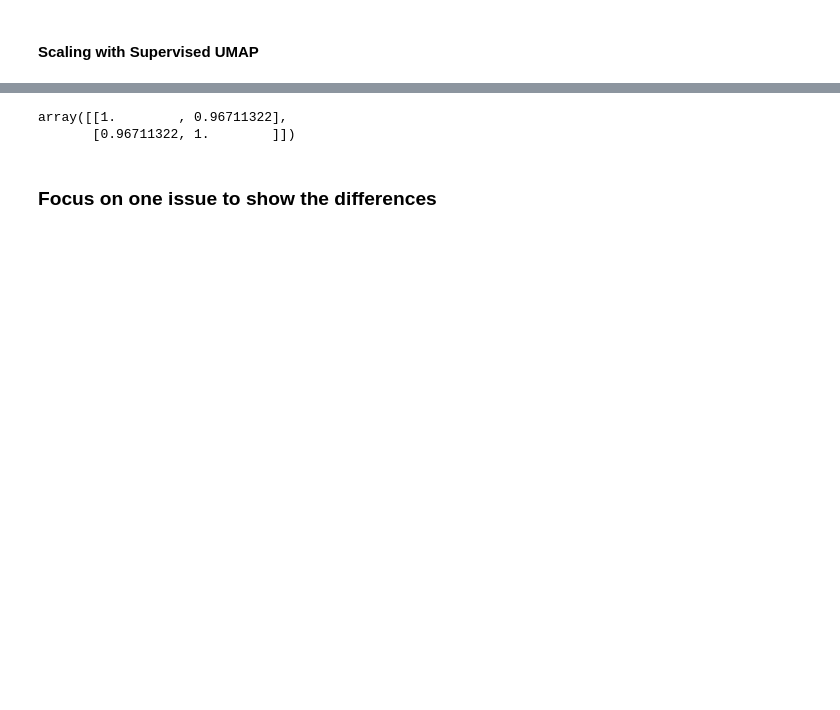
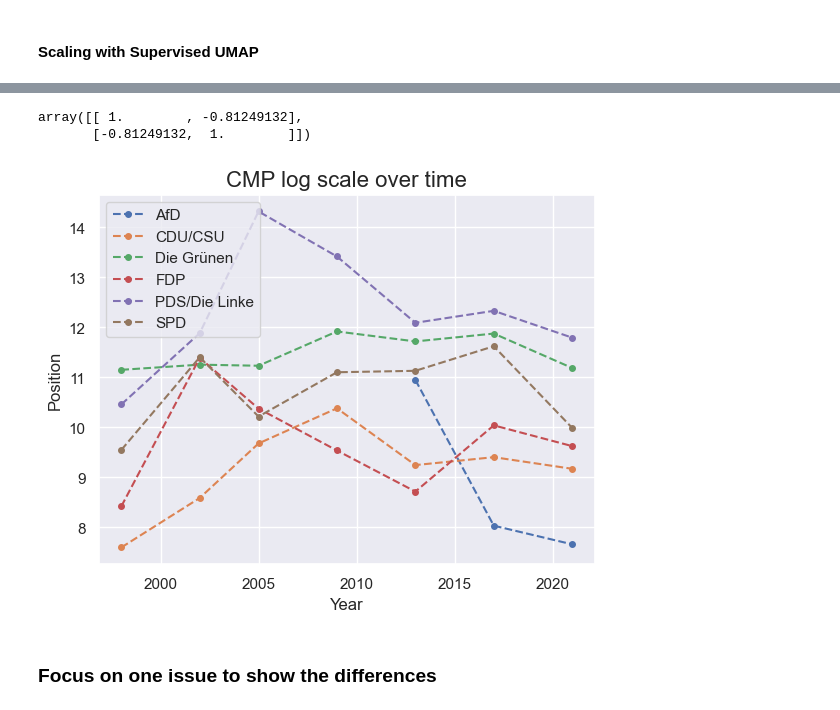
Before and after one commit to hungnguyen167/ContextScale, a Jupyter notebook: BERT_Scaler.ipynb, the cells around one changed output, grey strips where cells are left out. Cells and saved outputs as stored; diff of their text form; code cells hidden in the pictures; blank space fills up the shorter version.

```diff
--- a/BERT_Scaler.ipynb
+++ b/BERT_Scaler.ipynb
@@ -497,7 +460,7 @@ y.shape
 # %% [output]
 (26096, 1)
 # %%
-transformer_model = 'results/multilingual/manifesto_3cl/checkpoint-3792'
+transformer_model = 'results/multilingual/manifesto_3cl/checkpoint-5688'
 word_embedding_model = models.Transformer(transformer_model)
 pooling_model = models.Pooling(word_embedding_model.get_word_embedding_dimension(), 'cls')
 model = SentenceTransformer(modules=[word_embedding_model, pooling_model]).to(device)
@@ -522,3 +481,3 @@ scale_topic
 # %%
-results = scale_topic(document_embed=document_embed, guide_labels=y)
+results = scale_topic(document_embed=document_embed, guide_labels=y, n_components=2, guidance_weight=0.8, random_state=seed_val)
 # %% [output]
@@ -545,29 +504,31 @@ for name, group in manifesto_deu_rgr.groupby(['party_agg','election']):
 # %%
 final_embeds = np.stack(list(emb_mean_dict.values()))
 # %%
-np.corrcoef(absscale,final_embeds[:,0])
+np.corrcoef(relscale,final_embeds[:,0])
 # %% [output]
-array([[1.        , 0.96711322],
-       [0.96711322, 1.        ]])
+array([[ 1.        , -0.81249132],
+       [-0.81249132,  1.        ]])
 # %%
 labels = ['_'.join([str(n) for n in name]) for name, group in manifesto_deu.groupby(['party_agg','election'])]
 party = [lab.split('_')[0] for lab in labels]
 year = [int(lab.split('_')[1]) for lab in labels]
 #sentiment = [lab.split('_')[2] for lab in labels]
 
 
-df = pd.DataFrame({'dim1': final_embeds[:,0],  'party': party, 'year': year, 'lr_prop': relscale, 'lr_log': logscale, 'lr_abs': absscale}) #,'dim2': score[:,1]
+df = pd.DataFrame({'dim1': final_embeds[:,0], 'dim2': final_embeds[:,1],'party': party, 'year': year, 'lr_prop': relscale, 'lr_log': logscale, 'lr_abs': absscale}) #,'dim2': score[:,1]
 import matplotlib.pyplot as plt
 sns.set_theme()
 fig, ax = plt.subplots()
 ax.margins(0.05) # Optional, just adds 5% padding to the autoscaling
 for name, group in df.groupby('party'):
-    ax.plot(group.year,group.lr_abs, marker='o', linestyle='dashed', ms=4, label=name)
+    ax.plot(group.year,group.dim1, marker='o', linestyle='dashed', ms=4, label=name)
 ax.legend()
 ax.set_xlabel('Year')
 ax.set_ylabel('Position')
 ax.set_title('CMP log scale over time', fontdict={'fontsize':16})
 plt.plot()
 plt.savefig('results/tabs and figs/figure5.png', dpi=300)
+# %% [output]
+[figure, added]
 # %% [markdown]
 ### Focus on one issue to show the differences
```
Also changed, not shown: parts of 88 cells of this notebook, 5 other files.
